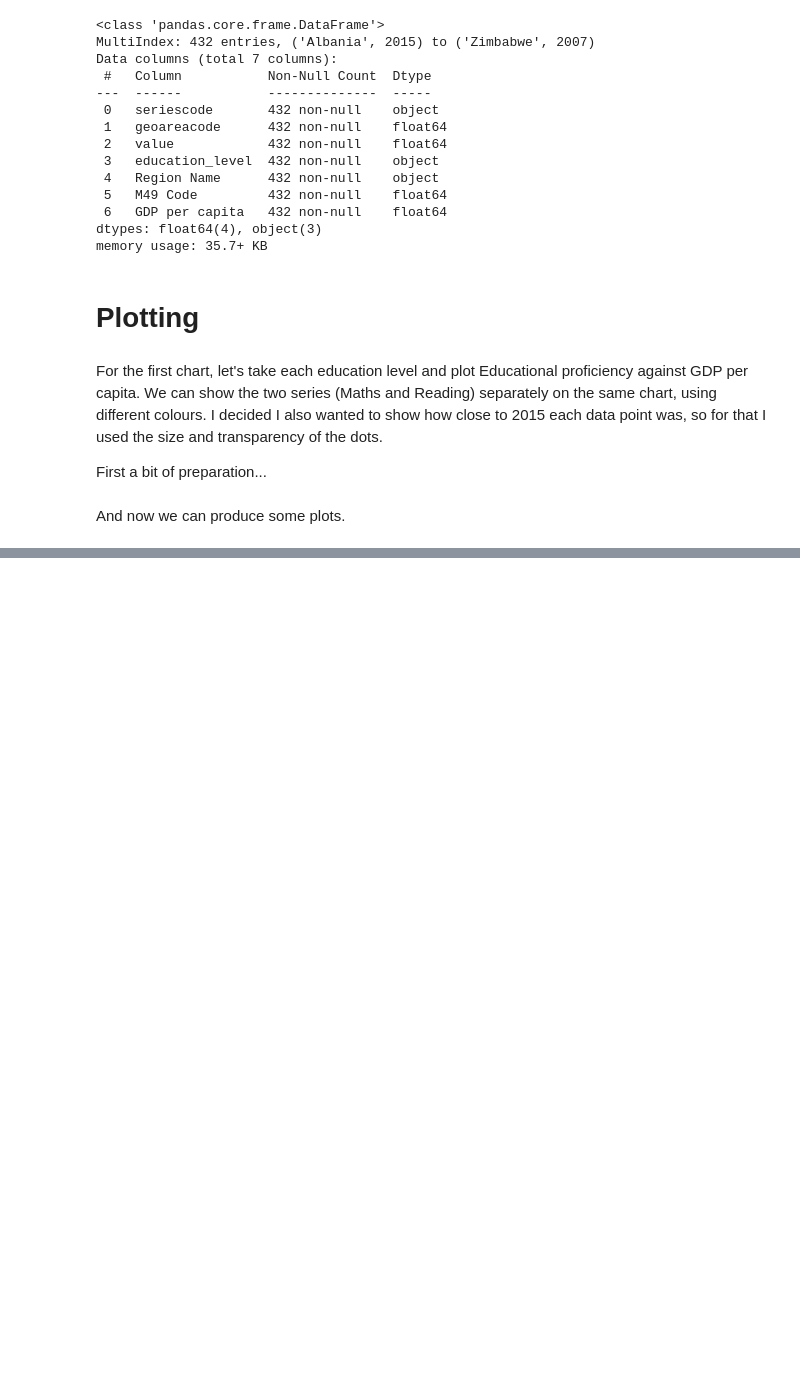
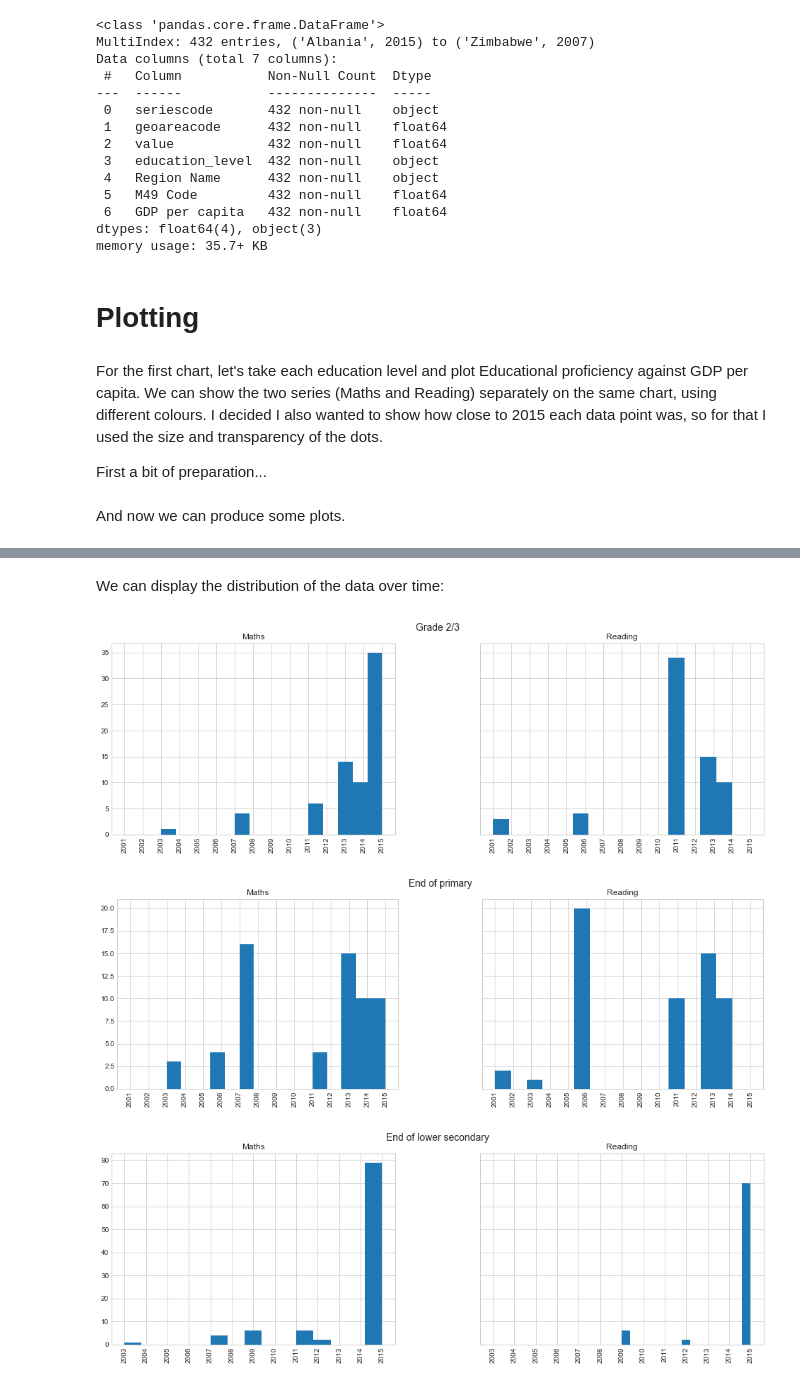
Before and after one commit to jlad26/un-sdg-educational-proficiency, a Jupyter notebook: UN SDG educational proficiency vs GDP per capita EN.ipynb, the cells around one changed output, grey strips where cells are left out. Cells and saved outputs as stored; diff of their text form; code cells hidden in the pictures; blank space fills up the shorter version.

```diff
--- a/UN SDG educational proficiency vs GDP per capita EN.ipynb
+++ b/UN SDG educational proficiency vs GDP per capita EN.ipynb
@@ -1211 +1211,28 @@ plt.show()
+# %% [markdown]
+We can display the distribution of the data over time:
+# %%
+for edu_level in edu_levels:
+
+        chart_data = prof_vs_gdp_data.loc[
+            prof_vs_gdp_data['education_level'] == edu_level
+        ].reset_index(level=1)
+
+        chart_data['seriesname'] = chart_data['seriescode'].map(series_labels)
+
+        axs = chart_data.hist(
+            column='Year',
+            by='seriesname',
+            sharex=True,
+            sharey=True,
+            figsize=(16, 5),
+            layout=(1, 2),
+            bins=15,
+        )
+        for i in range(len(axs)):
+            plt.suptitle(edu_level_labels[edu_level], fontsize=14)
+            axs[i].xaxis.set_major_locator(plt.MultipleLocator(1))
+# %% [output]
+[figure, added]
+[figure, added]
+[figure, added]
 # %% [markdown]
```
Also changed, not shown: parts of 3 cells of this notebook, 7 other files.
